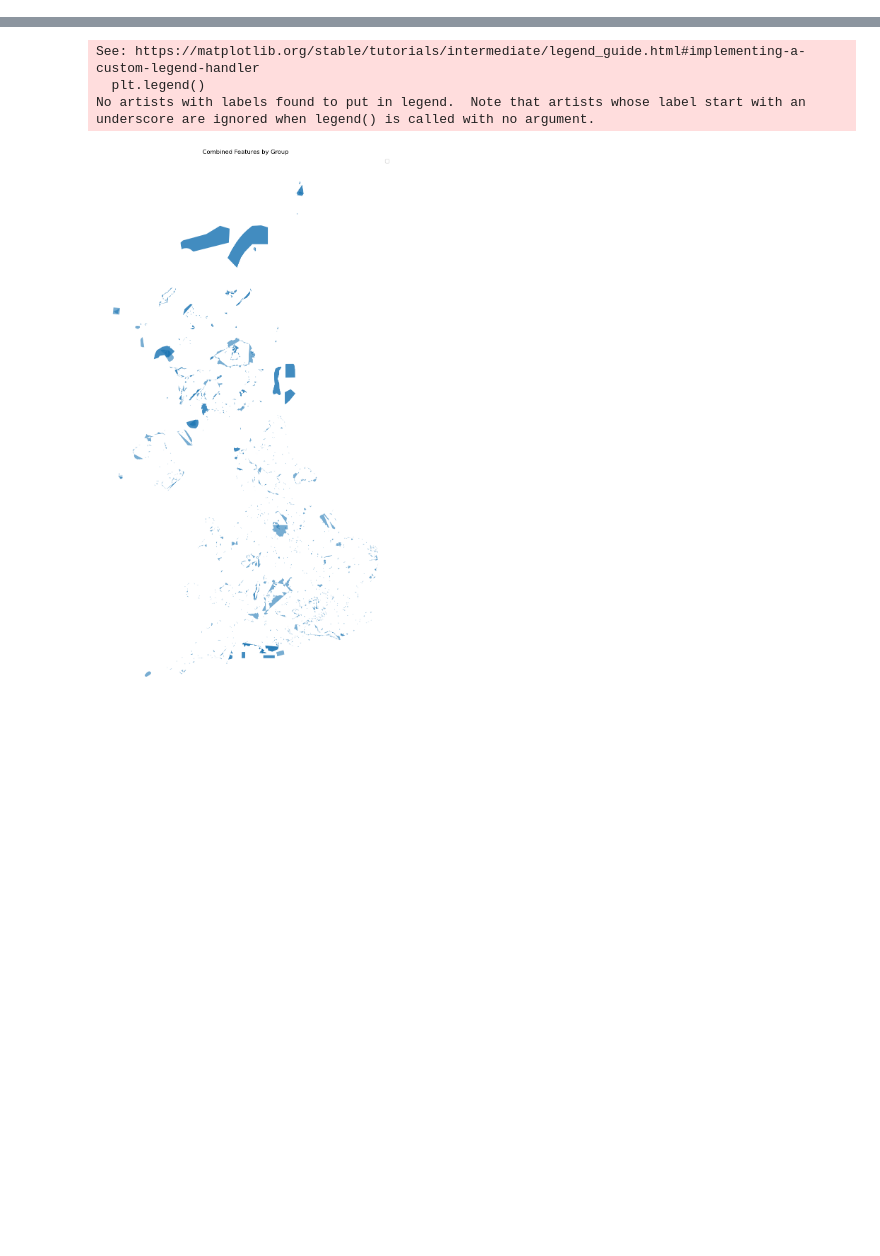
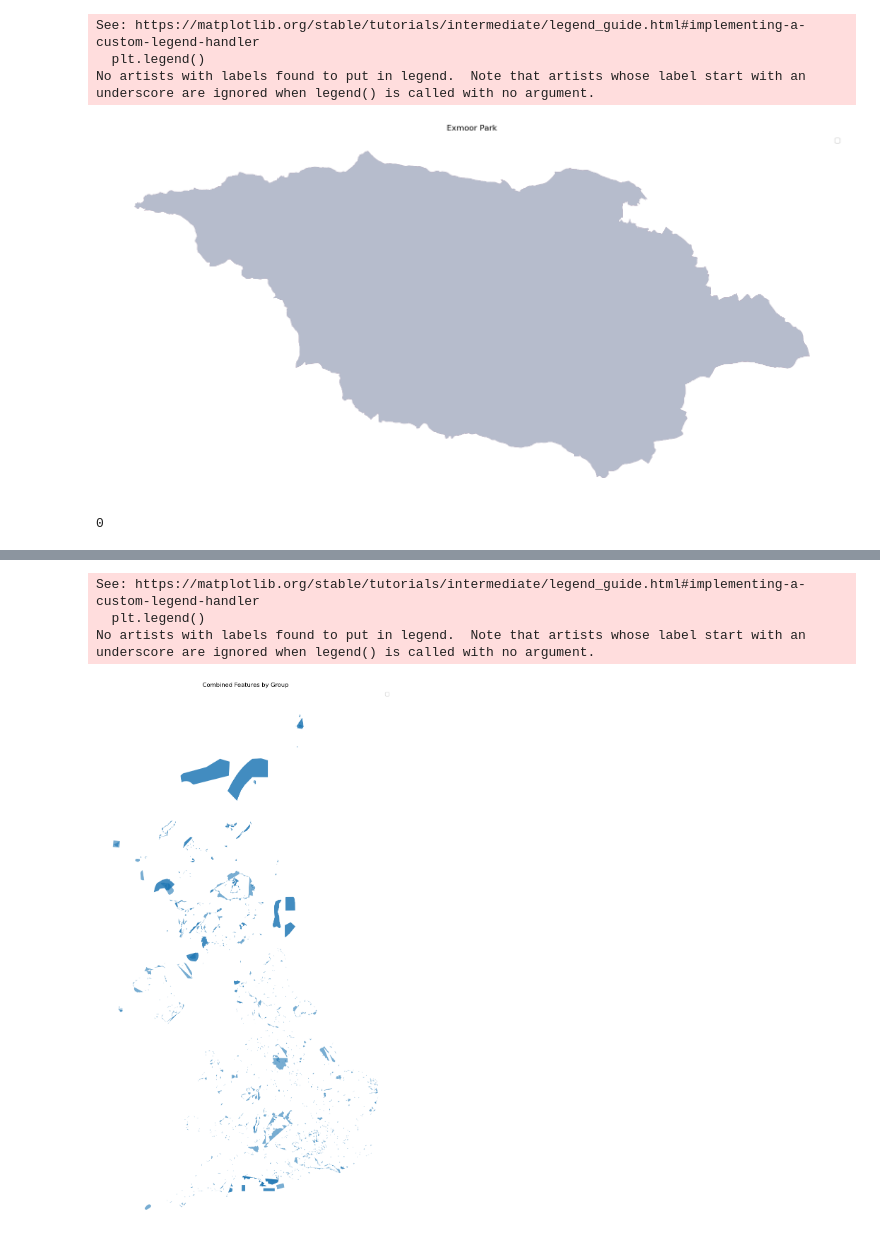
Before and after one commit to a-saveleva/casa_0003_group_project, a Jupyter notebook: data/natural_assets_dataset/data_load.ipynb, the cells around one changed output, grey strips where cells are left out. Saved outputs shown, nothing was run; the diff lists cells and outputs as text; code cells hidden in the pictures; blank space fills up the shorter version.

```diff
--- a/data/natural_assets_dataset/data_load.ipynb
+++ b/data/natural_assets_dataset/data_load.ipynb
@@ -231,0 +309,14 @@ for val in natural_values:
+# %%
+fig, ax = plt.subplots(figsize=(20, 20))
+
+exmoor.plot(ax=ax, label=name, cmap='tab20', alpha=0.6)
+
+plt.title("Exmoor Park")
+plt.legend()
+plt.axis('off')
+plt.show()
+# %% [output]
+See: https://matplotlib.org/stable/tutorials/intermediate/legend_guide.html#implementing-a-custom-legend-handler
+  plt.legend()
+No artists with labels found to put in legend.  Note that artists whose label start with an underscore are ignored when legend() is called with no argument.
+[figure, added]
@@ -231,0 +329,4 @@ for val in natural_values:
+# %%
+len(buildings_grouped.name.drop_duplicates()) - len(buildings_grouped.name.unique())
+# %% [output]
+0
```
Also changed, not shown: parts of 50 cells of this notebook, 6 other files.
